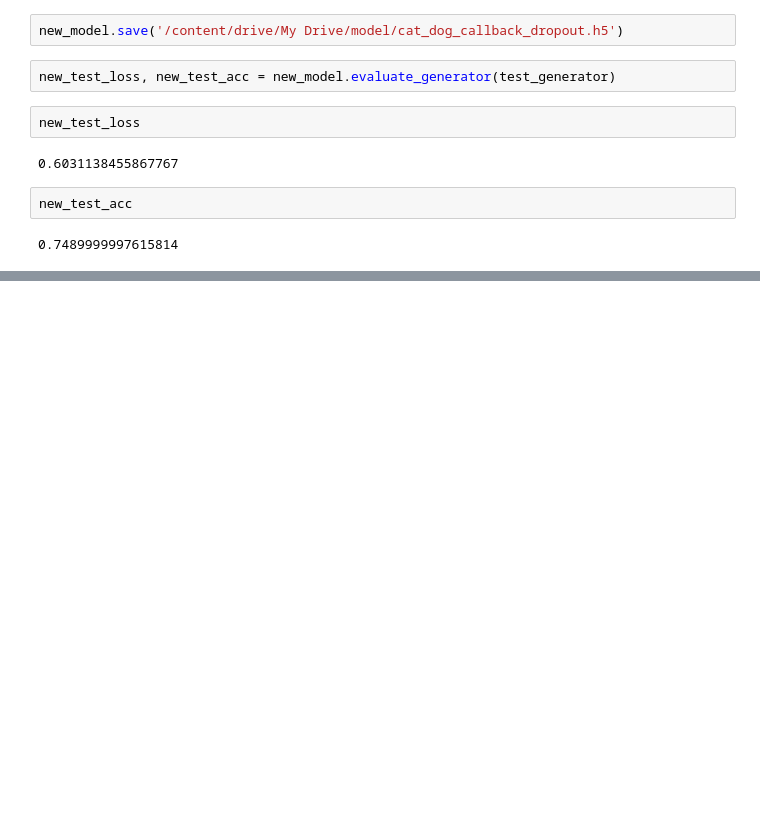
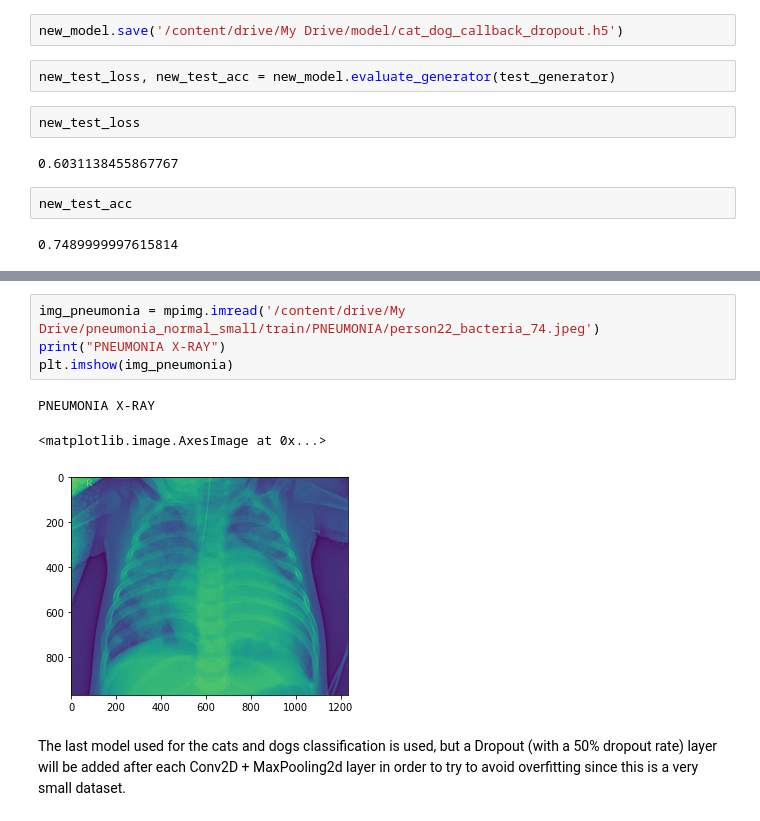
Before and after one commit to davemlz/Master_of_DataScience, a Jupyter notebook: ML1/6_Redes Convolucionales/classifying-images.ipynb, the cells around one changed output, grey strips where cells are left out. Saved outputs shown, nothing was run; the diff lists cells and outputs as text; blank space fills up the shorter version.

```diff
--- a/ML1/6_Redes Convolucionales/classifying-images.ipynb
+++ b/ML1/6_Redes Convolucionales/classifying-images.ipynb
@@ -383,0 +434,10 @@ new_test_acc
+# %%
+img_pneumonia = mpimg.imread('/content/drive/My Drive/pneumonia_normal_small/train/PNEUMONIA/person22_bacteria_74.jpeg')
+print("PNEUMONIA X-RAY")
+plt.imshow(img_pneumonia)
+# %% [output]
+PNEUMONIA X-RAY
+<matplotlib.image.AxesImage at 0x...>
+[figure, added]
+# %% [markdown]
+The last model used for the cats and dogs classification is used, but a Dropout (with a 50% dropout rate) layer will be added after each Conv2D + MaxPooling2d layer in order to try to avoid overfitting since this is a very small dataset.
```
Also changed, not shown: parts of 12 cells of this notebook.
